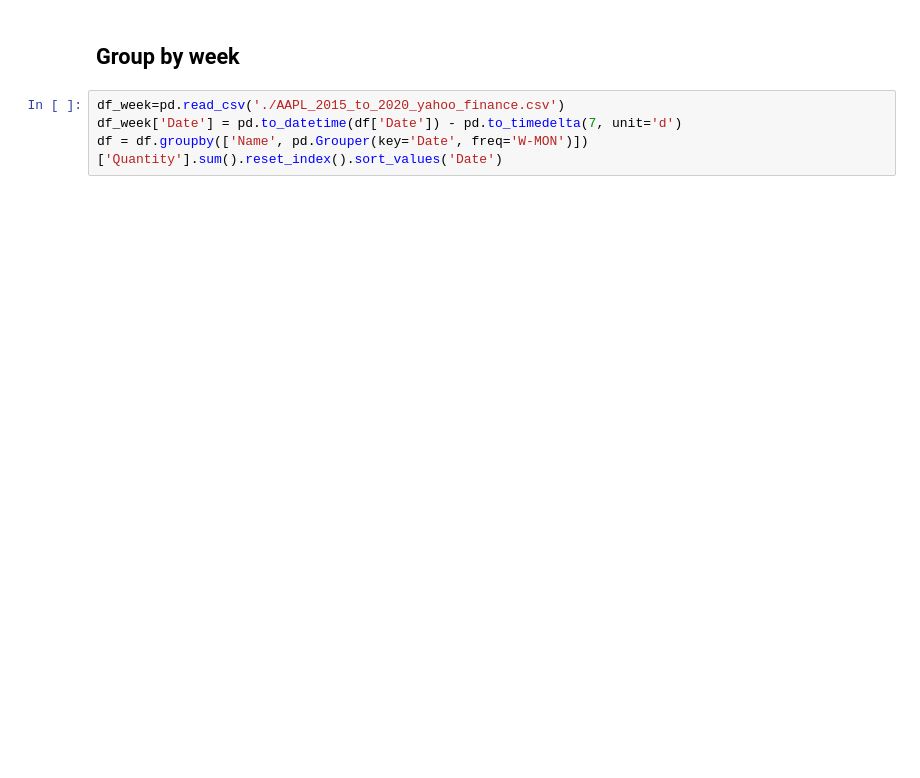
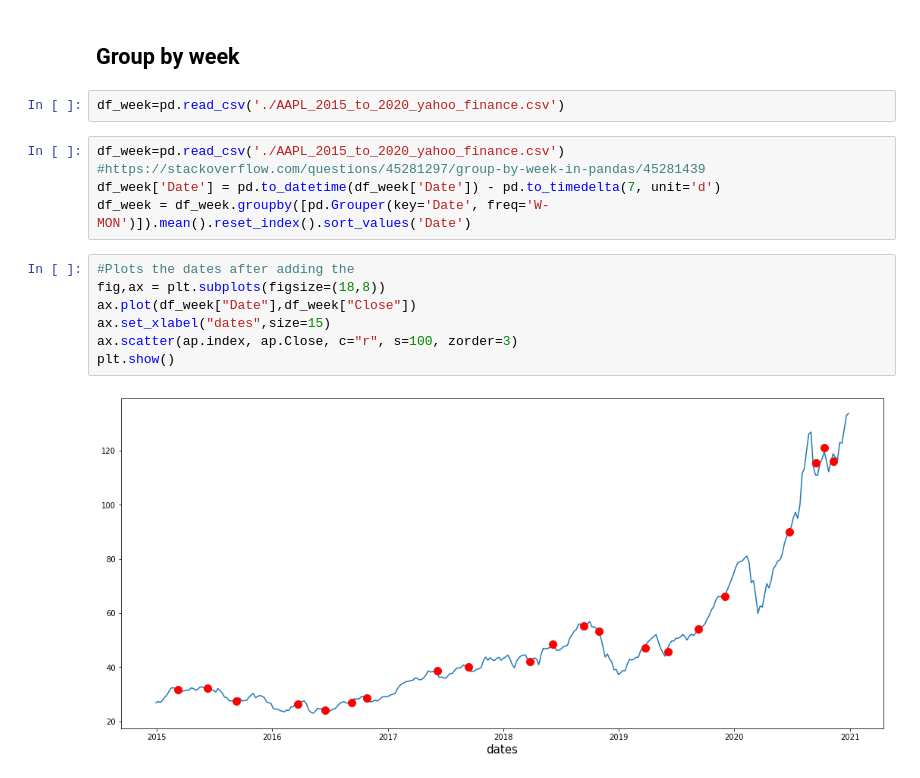
Before and after one commit to epfl-ada/ada-2021-project-club6analysis, a Jupyter notebook: Apple_exploratory_analysis.ipynb, the cells around one changed output. Drawn from its saved outputs; the diff is of its cells as text; blank space fills up the shorter version.

```diff
--- a/Apple_exploratory_analysis.ipynb
+++ b/Apple_exploratory_analysis.ipynb
@@ -45,6 +38,18 @@ plt.show()
 # %% [markdown]
 ## Group by week
+# %%
+df_week=pd.read_csv('./AAPL_2015_to_2020_yahoo_finance.csv')
 # %%
 df_week=pd.read_csv('./AAPL_2015_to_2020_yahoo_finance.csv')
-df_week['Date'] = pd.to_datetime(df['Date']) - pd.to_timedelta(7, unit='d')
-df = df.groupby(['Name', pd.Grouper(key='Date', freq='W-MON')])['Quantity'].sum().reset_index().sort_values('Date')
+#https://stackoverflow.com/questions/45281297/group-by-week-in-pandas/45281439
+df_week['Date'] = pd.to_datetime(df_week['Date']) - pd.to_timedelta(7, unit='d')
+df_week = df_week.groupby([pd.Grouper(key='Date', freq='W-MON')]).mean().reset_index().sort_values('Date')
+# %%
+#Plots the dates after adding the
+fig,ax = plt.subplots(figsize=(18,8))
+ax.plot(df_week["Date"],df_week["Close"])
+ax.set_xlabel("dates",size=15)
+ax.scatter(ap.index, ap.Close, c="r", s=100, zorder=3)
+plt.show()
+# %% [output]
+[figure, added]
```
Also changed, not shown: parts of 5 cells of this notebook.
